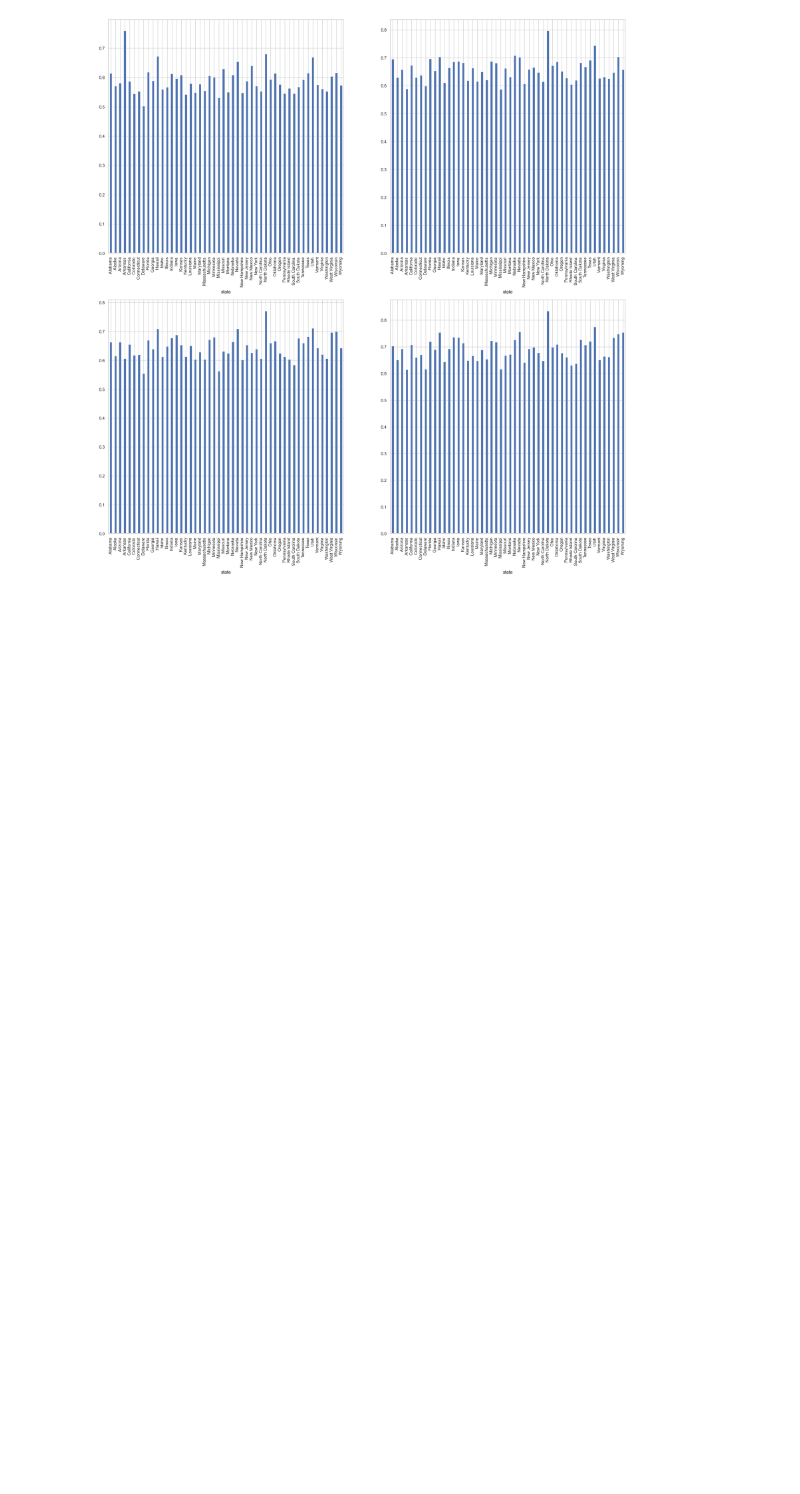
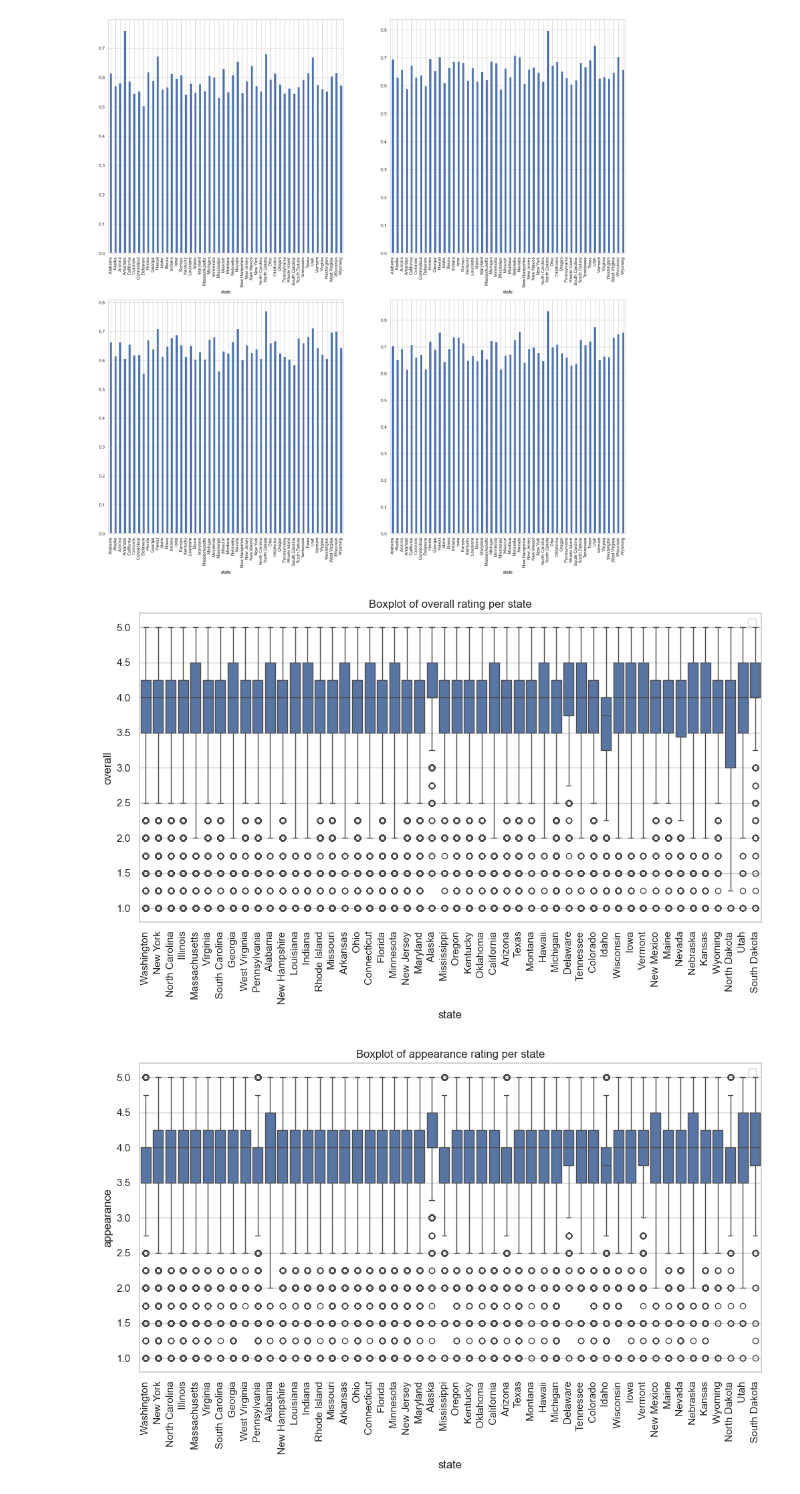
Before and after one commit to epfl-ada/ada-2024-project-databrewers, a Jupyter notebook: cleo.ipynb, the cells around one changed output. Saved outputs shown, nothing was run; the diff lists cells and outputs as text; code cells hidden in the pictures; blank space fills up the shorter version.

```diff
--- a/cleo.ipynb
+++ b/cleo.ipynb
@@ -211,3 +223,52 @@ std_taste.plot(kind='bar', ax=axs[1, 1])
 plt.show()
 # %% [output]
 [figure]
+# %%
+# We now create some box plots to show the distribution of the ratings for each state
+# We create a boxplot for the overall rating
+plt.figure(figsize=(12,6))
+sns.boxplot(data=reviews_usa, x='state', y='overall')
+plt.xticks(rotation=90)
+# We add a legend to the plot and a title
+plt.title('Boxplot of overall rating per state')
+plt.legend()
+plt.show()
+
+# We create a boxplot for the appearance rating
+plt.figure(figsize=(12,6))
+sns.boxplot(data=reviews_usa, x='state', y='appearance')
+plt.xticks(rotation=90)
+# We add a legend to the plot and a title
+plt.title('Boxplot of appearance rating per state')
+plt.legend()
+plt.show()
+
+# We create a boxplot for the aroma rating
+plt.figure(figsize=(12,6))
+sns.boxplot(data=reviews_usa, x='state', y='aroma')
+plt.xticks(rotation=90)
+# We add a legend to the plot and a title
+plt.title('Boxplot of aroma rating per state')
+plt.legend()
+plt.show()
+
+# We create a boxplot for the palate rating
+plt.figure(figsize=(12,6))
+sns.boxplot(data=reviews_usa, x='state', y='palate')
+plt.xticks(rotation=90)
+# We add a legend to the plot and a title
+plt.title('Boxplot of palate rating per state')
+plt.legend()
+plt.show()
+
+# We create a boxplot for the taste rating
+plt.figure(figsize=(12,6))
+sns.boxplot(data=reviews_usa, x='state', y='taste')
+plt.xticks(rotation=90)
+# We add a legend to the plot and a title
+plt.title('Boxplot of taste rating per state')
+plt.legend()
+plt.show()
+# %% [output]
+[figure, added]
+[figure, added]
```
Also changed, not shown: parts of 6 cells of this notebook.
